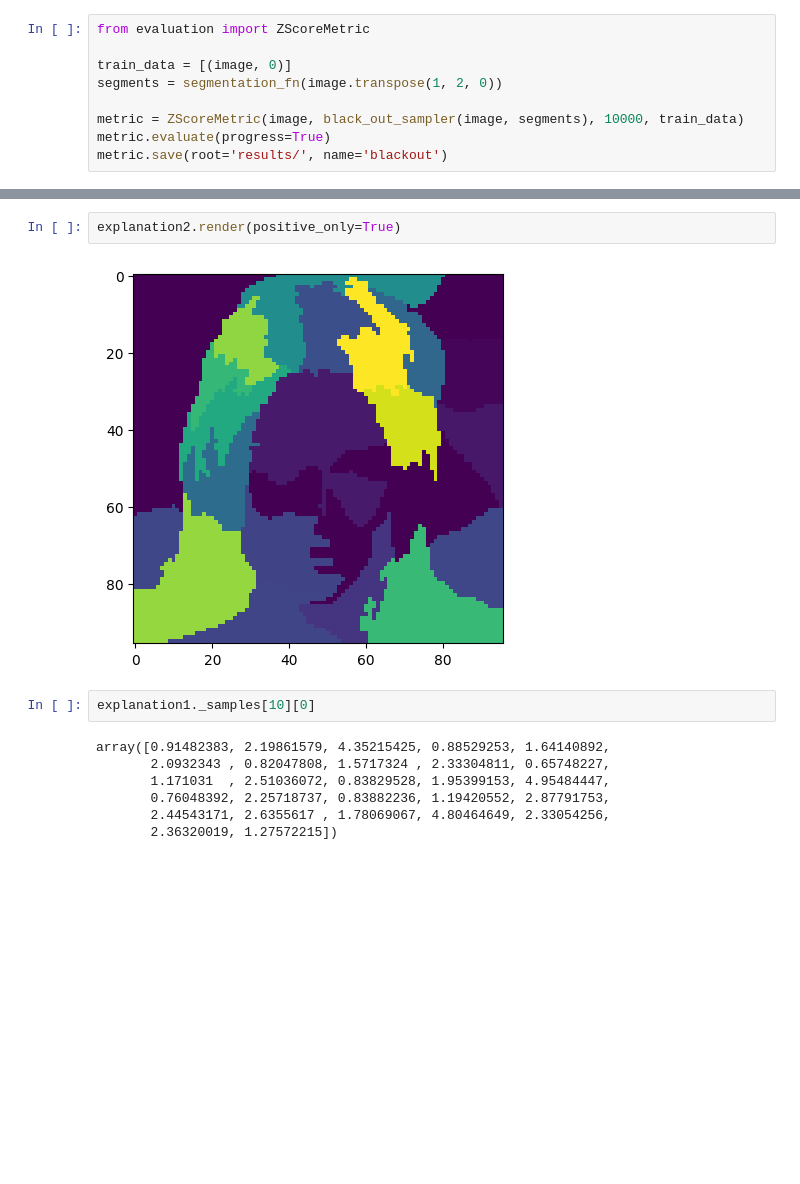
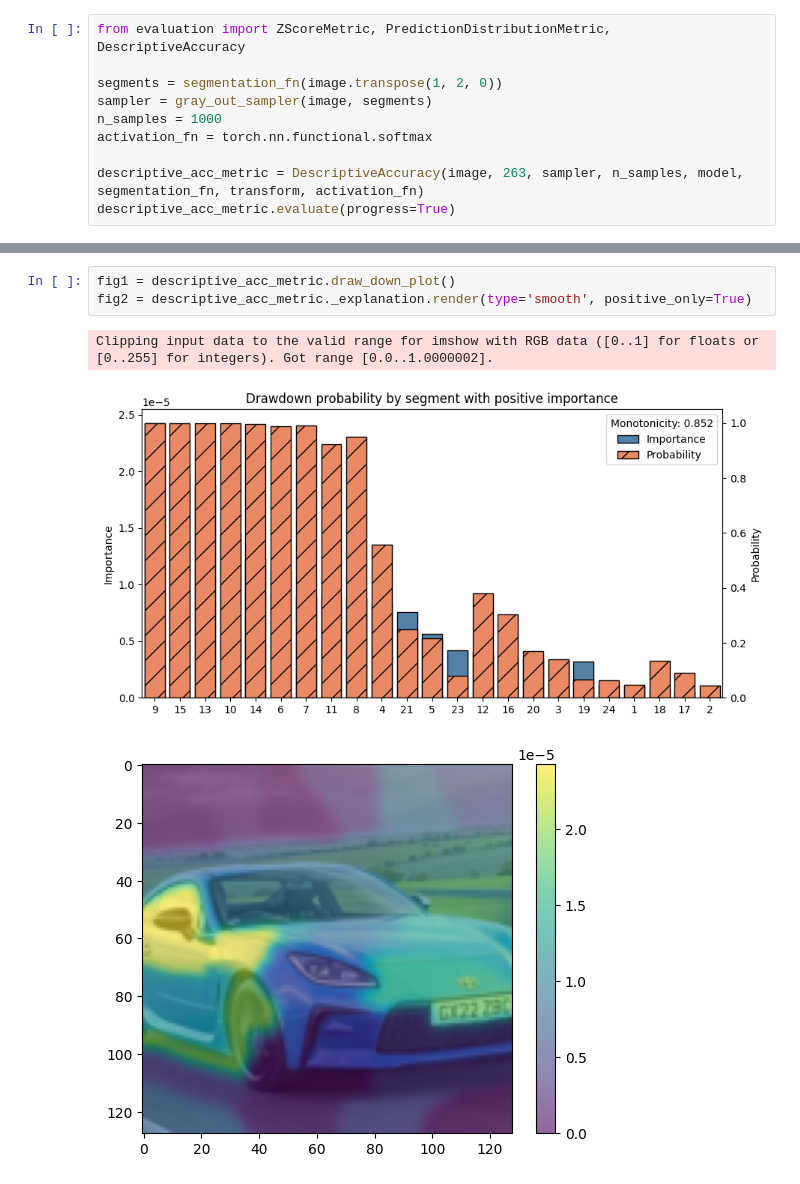
Before and after one commit to LuanAdemi/glime-neo, a Jupyter notebook: test_lime.ipynb, the cells around one changed output, grey strips where cells are left out. Cells and saved outputs as stored; diff of their text form; blank space fills up the shorter version.

Commit message:
Implemented more metrics

```diff
--- a/test_lime.ipynb
+++ b/test_lime.ipynb
@@ -54,9 +69,10 @@ LU, pivots, info = torch.linalg.lu_factor_ex(A, compute_pivots) (Triggered inter
 # %%
-from evaluation import ZScoreMetric
+from evaluation import ZScoreMetric, PredictionDistributionMetric, DescriptiveAccuracy
 
-train_data = [(image, 0)]
 segments = segmentation_fn(image.transpose(1, 2, 0))
+sampler = gray_out_sampler(image, segments)
+n_samples = 1000
+activation_fn = torch.nn.functional.softmax
 
-metric = ZScoreMetric(image, black_out_sampler(image, segments), 10000, train_data)
-metric.evaluate(progress=True)
-metric.save(root='results/', name='blackout')
+descriptive_acc_metric = DescriptiveAccuracy(image, 263, sampler, n_samples, model, segmentation_fn, transform, activation_fn)
+descriptive_acc_metric.evaluate(progress=True)
@@ -83,13 +79,7 @@ explanation2.plot_importances()
-# %%
-explanation2.render(positive_only=True)
-# %% [output]
-[figure, removed]
-# %%
-explanation1._samples[10][0]
-# %% [output]
-array([0.91482383, 2.19861579, 4.35215425, 0.88529253, 1.64140892,
-       2.0932343 , 0.82047808, 1.5717324 , 2.33304811, 0.65748227,
-       1.171031  , 2.51036072, 0.83829528, 1.95399153, 4.95484447,
-       0.76048392, 2.25718737, 0.83882236, 1.19420552, 2.87791753,
-       2.44543171, 2.6355617 , 1.78069067, 4.80464649, 2.33054256,
-       2.36320019, 1.27572215])
+# %%
+fig1 = descriptive_acc_metric.draw_down_plot()
+fig2 = descriptive_acc_metric._explanation.render(type='smooth', positive_only=True)
+# %% [output]
+Clipping input data to the valid range for imshow with RGB data ([0..1] for floats or [0..255] for integers). Got range [0.0..1.0000002].
+[figure, added]
+[figure, added]
```
Also changed, not shown: parts of 10 cells of this notebook, 5 other files.
